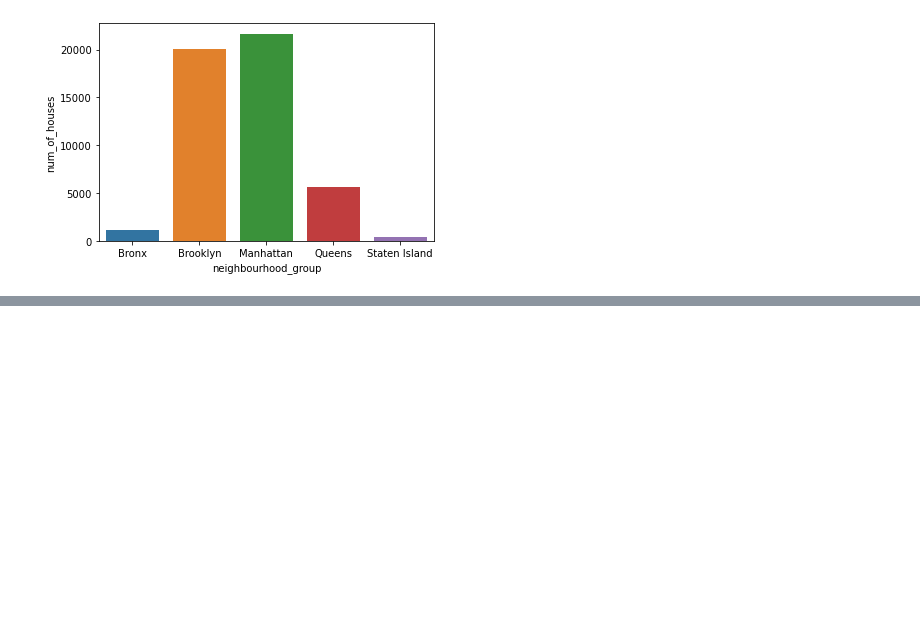
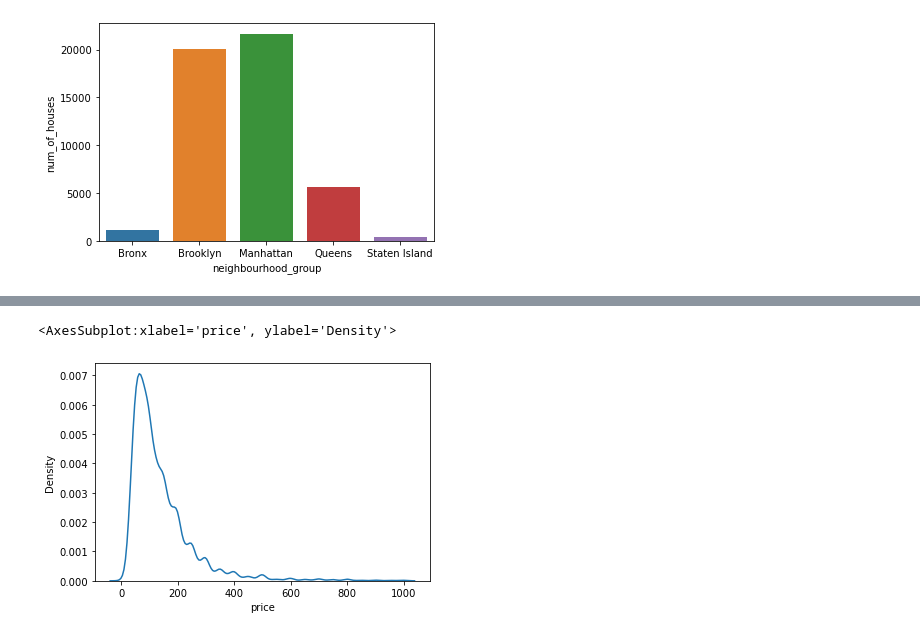
Before and after one commit to imnikhilanand/NYC-AirBNB-Open-Data-Analysis, a Jupyter notebook: notebooks/EDA.ipynb, the cells around one changed output, grey strips where cells are left out. Saved outputs shown, nothing was run; the diff lists cells and outputs as text; code cells hidden in the pictures; blank space fills up the shorter version.

```diff
--- a/notebooks/EDA.ipynb
+++ b/notebooks/EDA.ipynb
@@ -101,0 +119,7 @@ house_per_neighborhood.head()
+# %%
+# check the variation in price using distribution plot within $1000
+bnb_price = data.query("price<1000")
+sns.kdeplot(bnb_price["price"])
+# %% [output]
+<AxesSubplot:xlabel='price', ylabel='Density'>
+[figure, added]
```
Also changed, not shown: parts of 12 cells of this notebook, 2 other files.
